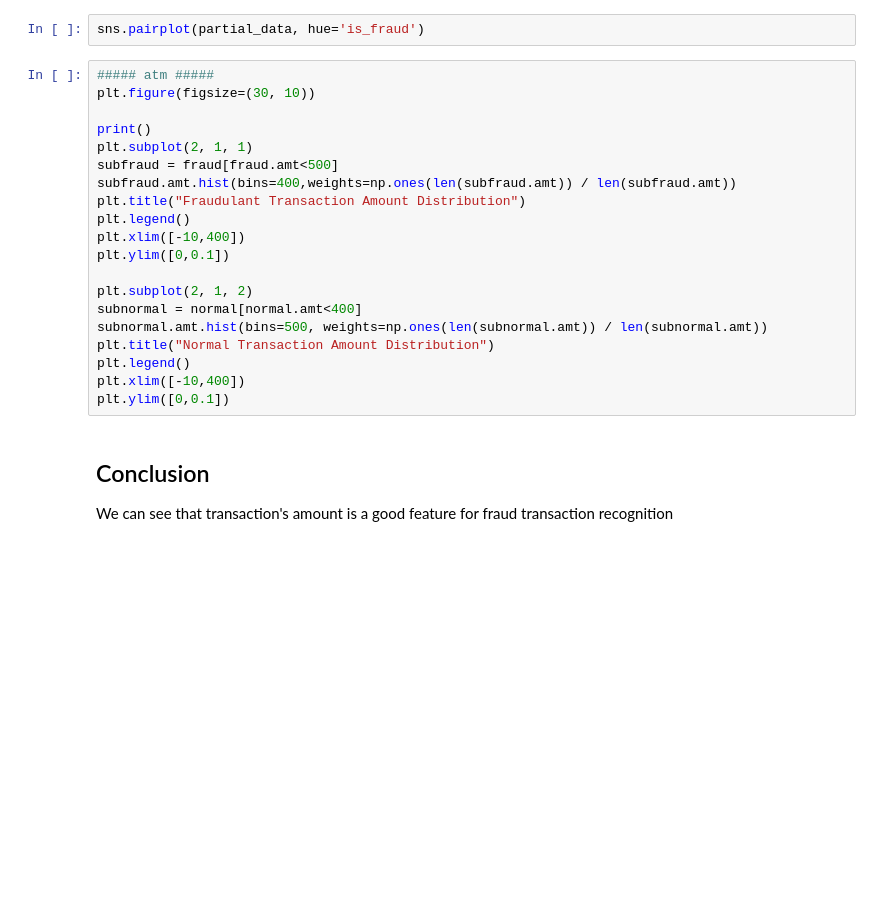
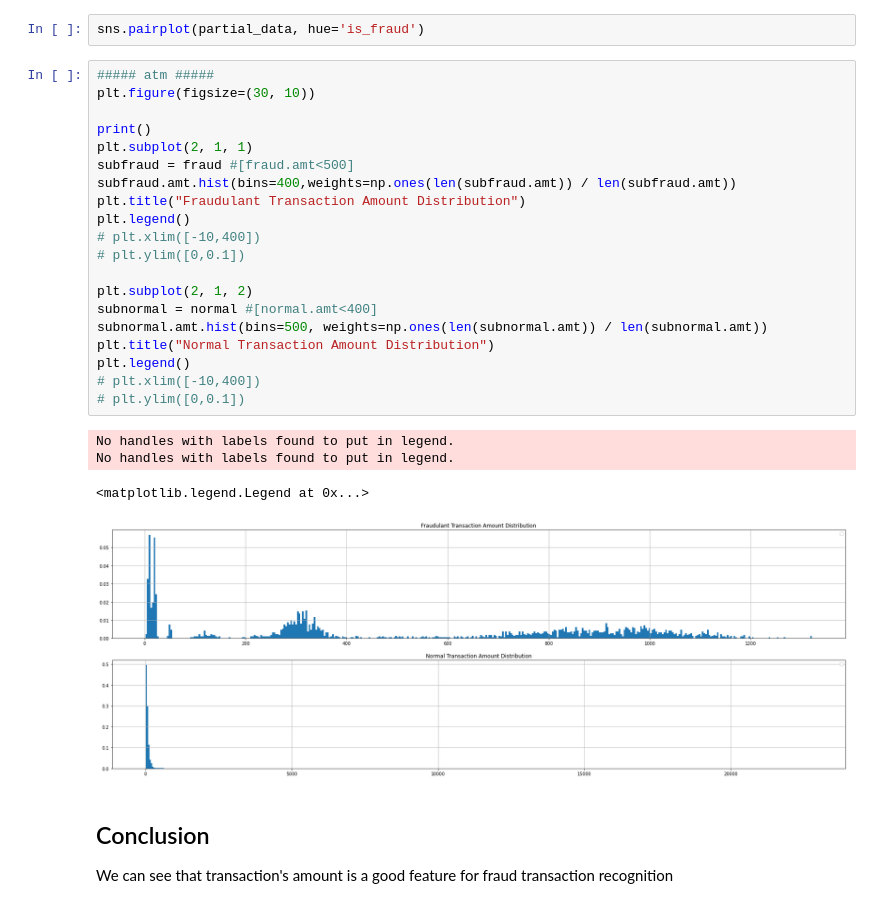
Before and after one commit to sashaaKr/master-of-science, a Jupyter notebook: semester_2/Advanced_Topics_in_Machine_Learning/assignment_2/Advanced Machine Learning - HW #2.ipynb, the cells around one changed output. Cells and saved outputs as stored; diff of their text form; blank space fills up the shorter version.

```diff
--- a/semester_2/Advanced_Topics_in_Machine_Learning/assignment_2/Advanced Machine Learning - HW #2.ipynb
+++ b/semester_2/Advanced_Topics_in_Machine_Learning/assignment_2/Advanced Machine Learning - HW #2.ipynb
@@ -632,23 +751,28 @@ sns.pairplot(partial_data, hue='is_fraud')
 # %%
 ##### atm #####
 plt.figure(figsize=(30, 10))
 
 print()
 plt.subplot(2, 1, 1)
-subfraud = fraud[fraud.amt<500]
+subfraud = fraud #[fraud.amt<500]
 subfraud.amt.hist(bins=400,weights=np.ones(len(subfraud.amt)) / len(subfraud.amt))
 plt.title("Fraudulant Transaction Amount Distribution")
 plt.legend()
-plt.xlim([-10,400])
-plt.ylim([0,0.1])
+# plt.xlim([-10,400])
+# plt.ylim([0,0.1])
 
 plt.subplot(2, 1, 2)
-subnormal = normal[normal.amt<400]
+subnormal = normal #[normal.amt<400]
 subnormal.amt.hist(bins=500, weights=np.ones(len(subnormal.amt)) / len(subnormal.amt))
 plt.title("Normal Transaction Amount Distribution")
 plt.legend()
-plt.xlim([-10,400])
-plt.ylim([0,0.1])
+# plt.xlim([-10,400])
+# plt.ylim([0,0.1])
+# %% [output]
+No handles with labels found to put in legend.
+No handles with labels found to put in legend.
+<matplotlib.legend.Legend at 0x...>
+[figure, added]
 # %% [markdown]
 ## Conclusion
 We can see that transaction's amount is a good feature for fraud transaction recognition
```
Also changed, not shown: parts of 14 cells of this notebook.
